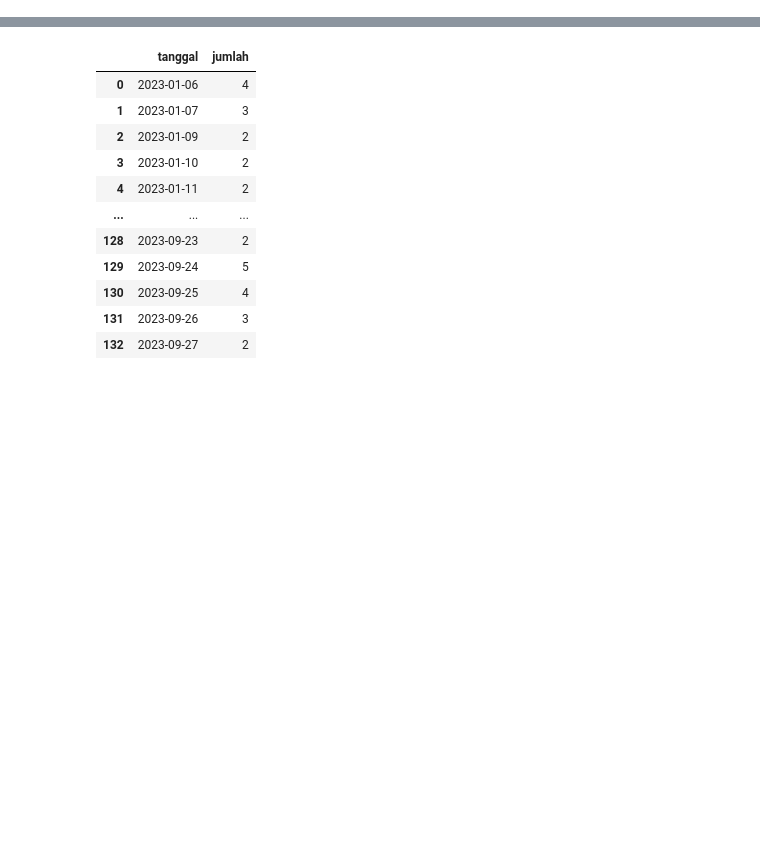
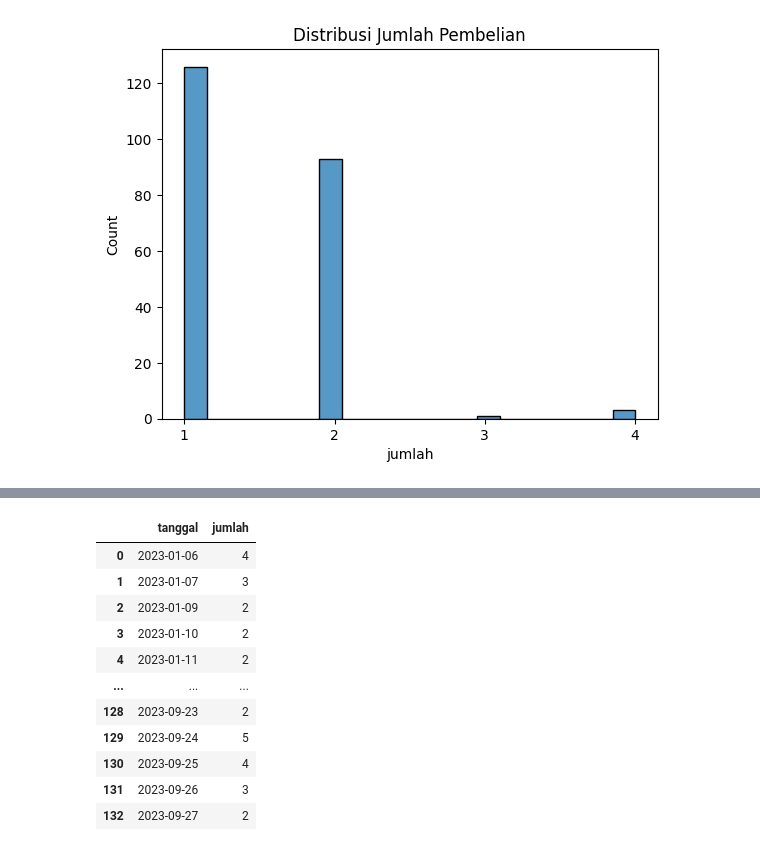
Before and after one commit to ndan1/final-project-big-data-analysis, a Jupyter notebook: main.ipynb, the cells around one changed output, grey strips where cells are left out. Cells and saved outputs as stored; diff of their text form; code cells hidden in the pictures; blank space fills up the shorter version.

```diff
--- a/main.ipynb
+++ b/main.ipynb
@@ -98,0 +11,4 @@ plt.show()
+# %%
+#read data
+data = pd.read_csv('Data_Penjualan_Aki.csv')
+data
@@ -98,0 +86,8 @@ plt.show()
+# %%
+#visualisasi distribusi jumlah pembelian
+sns.histplot(data['jumlah'], bins=20)
+plt.title('Distribusi Jumlah Pembelian')
+plt.xticks([1, 2, 3, 4])
+plt.show()
+# %% [output]
+[figure, added]
```
Also changed, not shown: parts of 23 cells of this notebook, 2 other files.
